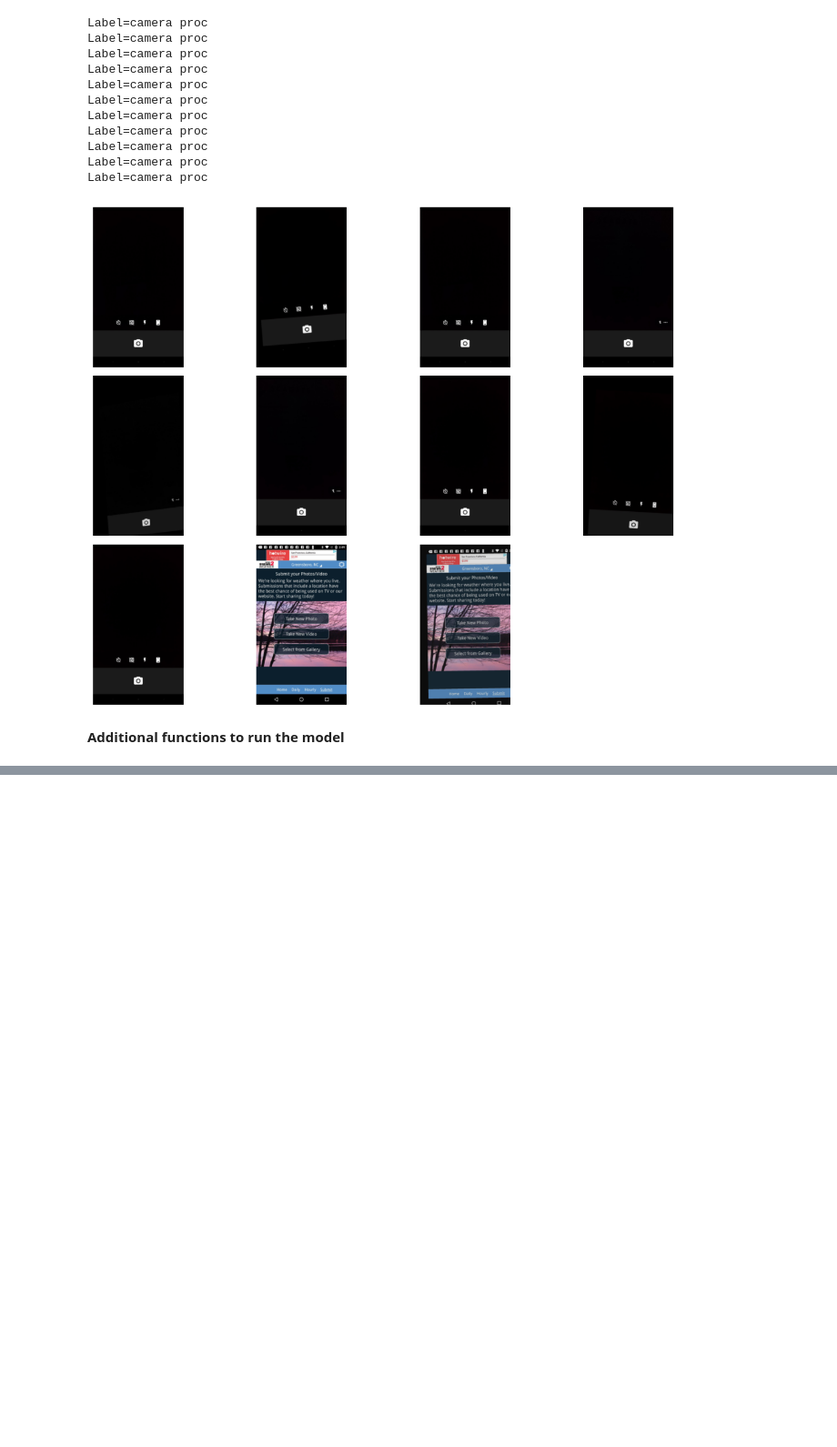
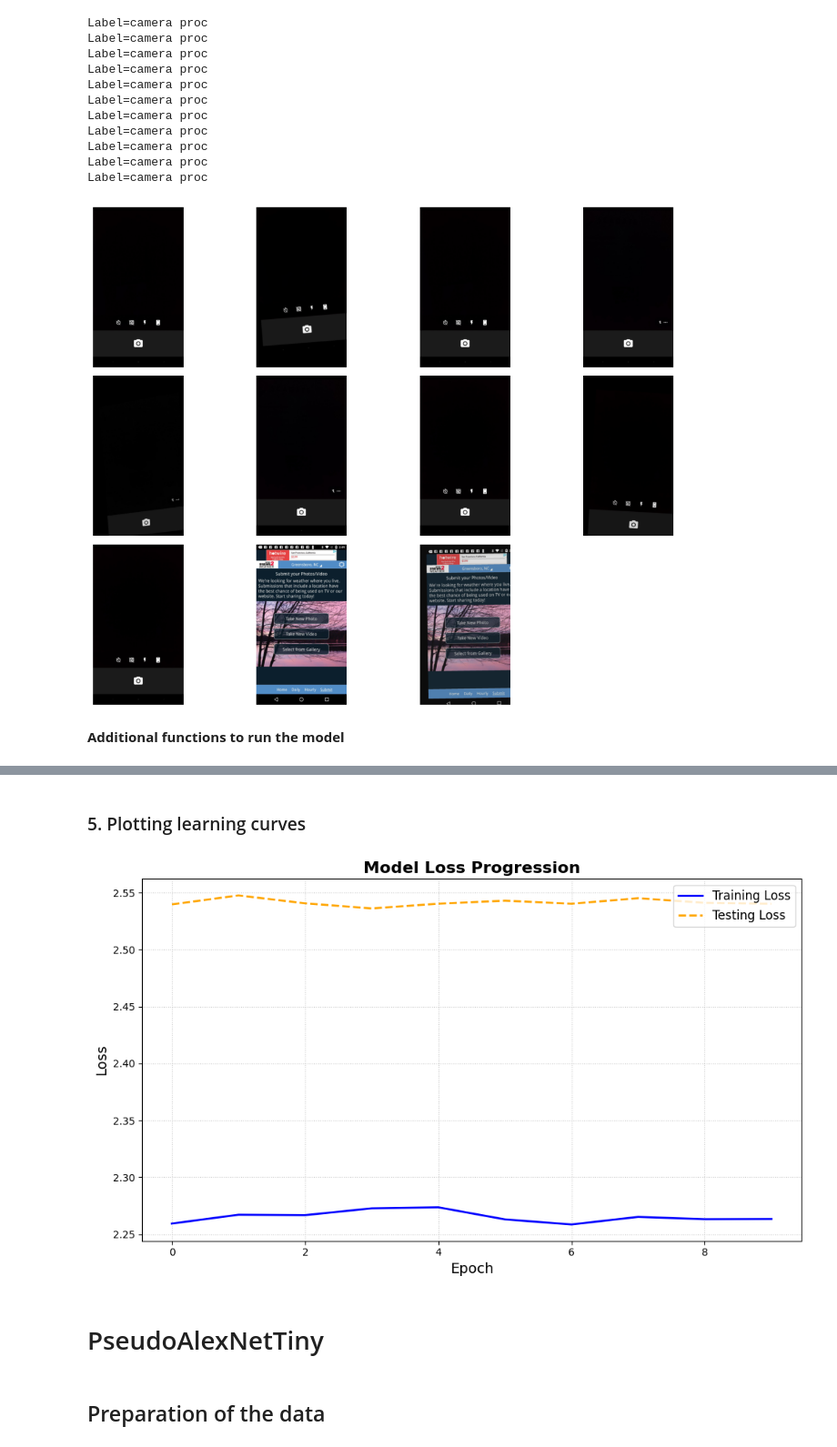
Before and after one commit to madbulgarianfromukraine/modeling_cvs, a Jupyter notebook: src/simple_model/simple_tiny_example.ipynb, the cells around one changed output, grey strips where cells are left out. Shown at 91% size. Drawn from its saved outputs; the diff is of its cells as text; code cells hidden in the pictures; blank space fills up the shorter version.

Commit message:
Rewriting simple tiny exampole

```diff
--- a/src/simple_model/simple_tiny_example.ipynb
+++ b/src/simple_model/simple_tiny_example.ipynb
@@ -222,7 +32,6 @@ class CustomEnricoDataset(Dataset):
 
         self.screen_ids = screen_ids
         self.labels_dict = labels_dict
-        self.class_to_idx = class_to_idx
 
         self.samples = []
         for screen_id in self.screen_ids:
@@ -512,0 +407,6 @@ class Args:
+# %%
+checkpoint_path = '/kaggle/input/datasets/nazariyyuchnovskiy/20-checkpoint-batchnorm/best_accuracy_nat_images_checkpoint.pth'
+model = PseudoAlexNet()
+model.to(DEVICE)
+
+load_checkpoint(model=model, optimizer=None, path=checkpoint_path, device=DEVICE)
@@ -512,0 +657,46 @@ class Args:
+# %% [markdown]
+### 5. Plotting learning curves
+# %%
+import matplotlib.pyplot as plt
+
+def plot_learning_curves(train_losses, test_losses, title="Model Loss Progression"):
+    """
+    Plots the training and testing loss curves.
+
+    Args:
+        train_losses (list or numpy array): A list of training loss values per epoch.
+        test_losses (list or numpy array): A list of test/validation loss values per epoch.
+        title (str): The title of the plot.
+    """
+    # Create the figure
+    plt.figure(figsize=(10, 6))
+
+    # Plot the lines
+    # We use a solid line for training and a dashed line for testing for clear contrast
+    plt.plot(train_losses, label='Training Loss', color='blue', linewidth=2, linestyle='-')
+    plt.plot(test_losses, label='Testing Loss', color='orange', linewidth=2, linestyle='--')
+
+    # Add labels and title
+    plt.title(title, fontsize=16, fontweight='bold')
+    plt.xlabel('Epoch', fontsize=14)
+    plt.ylabel('Loss', fontsize=14)
+
+    # Add a grid for easier reading of values
+    plt.grid(True, linestyle=':', alpha=0.7)
+
+    # Add the legend
+    plt.legend(loc='upper right', fontsize=12)
+
+    # Adjust layout to prevent cutting off labels
+    plt.tight_layout()
+
+    # Display the plot
+    plt.show()
+# %%
+plot_learning_curves(train_losses=train_loss_list_warmup + train_loss_list_drift,test_losses=test_loss_list_warmup + test_loss_list_drift)
+# %% [output]
+[figure, added]
+# %% [markdown]
+# PseudoAlexNetTiny
+# %% [markdown]
+## Preparation of the data
```
Also changed, not shown: parts of 31 cells of this notebook.
